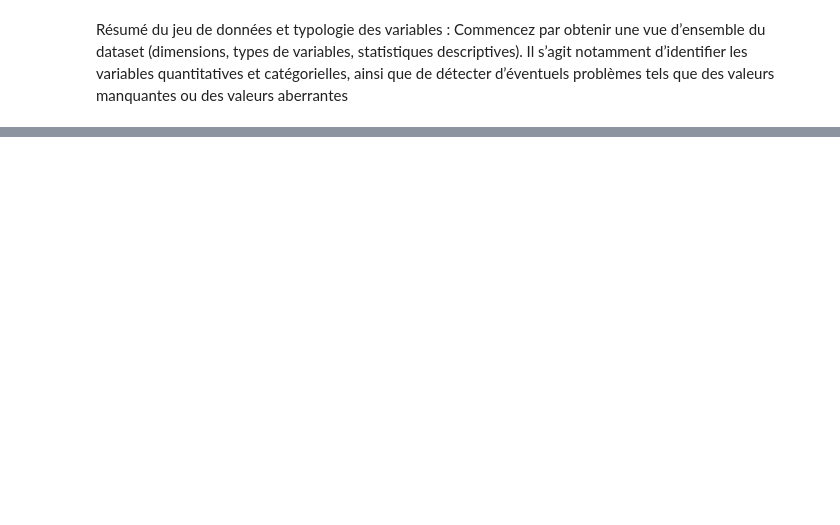
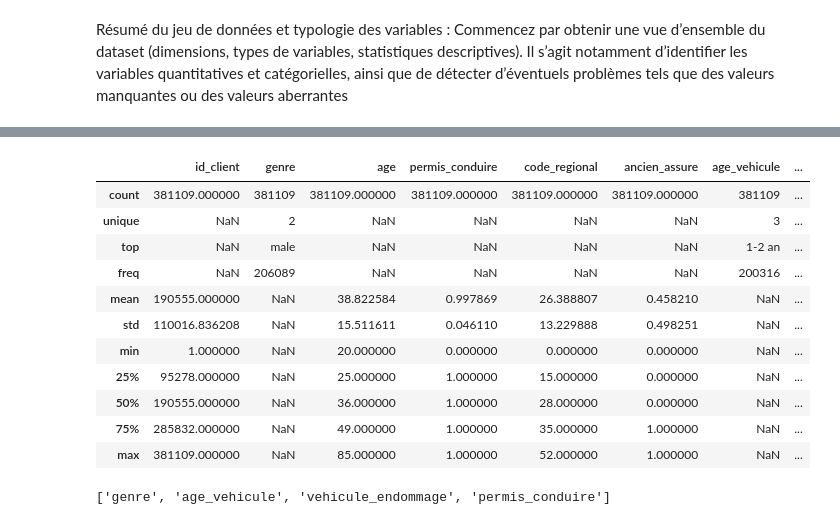
Before and after one commit to molivier1/TP_Visualisation_Donnees, a Jupyter notebook: Clement.ipynb, the cells around one changed output, grey strips where cells are left out. Saved outputs shown, nothing was run; the diff lists cells and outputs as text; code cells hidden in the pictures; blank space fills up the shorter version.

```diff
--- a/Clement.ipynb
+++ b/Clement.ipynb
@@ -57,0 +91,17 @@ def clients_duplicated_values(clients):
+# %%
+display(clients_stats(clients))
+display(clients_categorielles(clients))
+# %% [output]
+|  | id_client | genre | age | permis_conduire | code_regional | ancien_assure | age_vehicule | ... |
+| count | 381109.000000 | 381109 | 381109.000000 | 381109.000000 | 381109.000000 | 381109.000000 | 381109 | ... |
+| unique | NaN | 2 | NaN | NaN | NaN | NaN | 3 | ... |
+| top | NaN | male | NaN | NaN | NaN | NaN | 1-2 an | ... |
+| freq | NaN | 206089 | NaN | NaN | NaN | NaN | 200316 | ... |
+| mean | 190555.000000 | NaN | 38.822584 | 0.997869 | 26.388807 | 0.458210 | NaN | ... |
+| std | 110016.836208 | NaN | 15.511611 | 0.046110 | 13.229888 | 0.498251 | NaN | ... |
+| min | 1.000000 | NaN | 20.000000 | 0.000000 | 0.000000 | 0.000000 | NaN | ... |
+| 25% | 95278.000000 | NaN | 25.000000 | 1.000000 | 15.000000 | 0.000000 | NaN | ... |
+| 50% | 190555.000000 | NaN | 36.000000 | 1.000000 | 28.000000 | 0.000000 | NaN | ... |
+| 75% | 285832.000000 | NaN | 49.000000 | 1.000000 | 35.000000 | 1.000000 | NaN | ... |
+| max | 381109.000000 | NaN | 85.000000 | 1.000000 | 52.000000 | 1.000000 | NaN | ... |
+['genre', 'age_vehicule', 'vehicule_endommage', 'permis_conduire']
```
Also changed, not shown: parts of 5 cells of this notebook.
